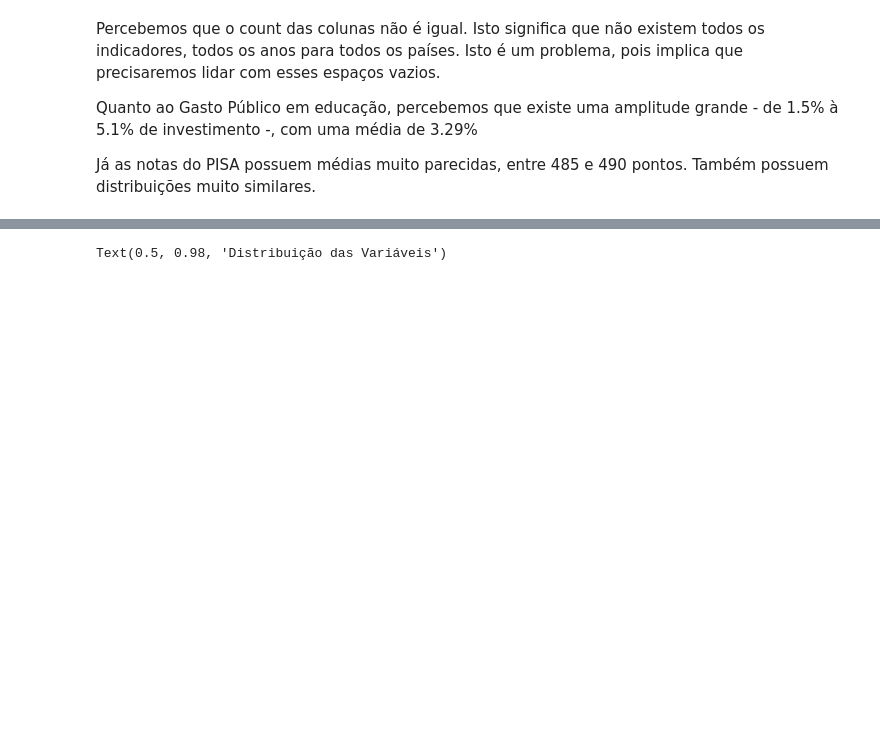
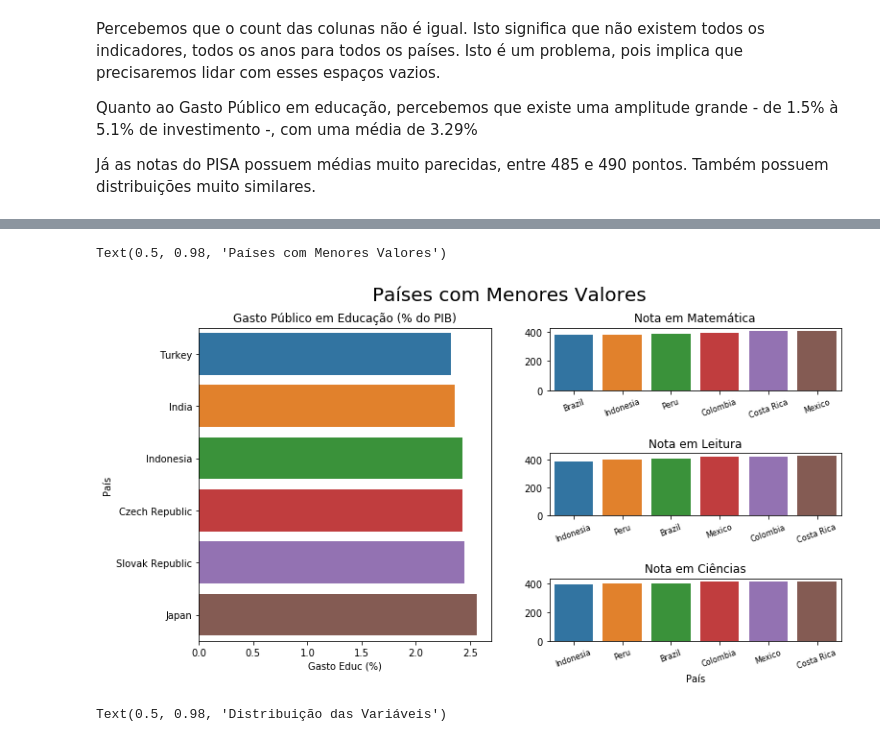
Before and after one commit to kojabawa/exploratory_data_analysis, a Jupyter notebook: EDA/Trabalho Asla.ipynb, the cells around one changed output, grey strips where cells are left out. Drawn from its saved outputs; the diff is of its cells as text; code cells hidden in the pictures; blank space fills up the shorter version.

```diff
--- a/EDA/Trabalho Asla.ipynb
+++ b/EDA/Trabalho Asla.ipynb
@@ -176,3 +220,47 @@ Já as notas do PISA possuem médias muito parecidas, entre 485 e 490 pontos. Ta
+# %%
+base_group_country = base_group.groupby(['País','country']).mean().reset_index()
+
+#Vamos visualizar as distribuições dessas colunas.
+fig = plt.figure(figsize=(12,6))
+
+#Gerando um espaço de imagem do matplotlib
+gs = gridspec.GridSpec(3, 2, wspace=0.2, hspace=1,figure=fig)
+
+#Criando os sub-espaços (1 maior, e 3 menores)
+#No código abaixo estamos forçando os gráficos do PISA a terem todos os mesmo eixo X.
+ax0 = fig.add_subplot(gs[0, 1])
+plt.xticks(rotation=20,fontsize=8)
+plt.title('Nota em Matemática')
+
+ax1 = fig.add_subplot(gs[1, 1])
+plt.xticks(rotation=20,fontsize=8)
+plt.title('Nota em Leitura')
+
+ax2 = fig.add_subplot(gs[2, 1])
+plt.xticks(rotation=20,fontsize=8)
+plt.title('Nota em Ciências')
+
+ax3 = fig.add_subplot(gs[:, 0])
+plt.yticks([])
+plt.xticks([x/100 for x in range(0,700,50)])
+plt.title('Gasto Público em Educação (% do PIB)')
+
+ax0.axes.get_xaxis().get_label().set_visible(False)
+ax1.axes.get_xaxis().get_label().set_visible(False)
+ax0.axes.get_yaxis().get_label().set_visible(False)
+ax1.axes.get_yaxis().get_label().set_visible(False)
+ax2.axes.get_yaxis().get_label().set_visible(False)
+
+#Plotando os gráficos de distribuição.
+sns.barplot(data=base_group_country.sort_values('Gasto Educ (%)',ascending=True)[:6],x='Gasto Educ (%)',y='País',ci=0,ax=ax3)
+sns.barplot(data=base_group_country.sort_values('Nota Matemática',ascending=True)[:6],y='Nota Matemática',x='País',ax=ax0)
+sns.barplot(data=base_group_country.sort_values('Nota Leitura',ascending=True)[:6],y='Nota Leitura',x='País',ax=ax1)
+sns.barplot(data=base_group_country.sort_values('Nota Ciências',ascending=True)[:6],y='Nota Ciências',x='País',ax=ax2)
+
+fig.suptitle('Países com Menores Valores',fontsize=20)
+# %% [output]
+Text(0.5, 0.98, 'Países com Menores Valores')
+[figure, added]
 # %%
 #Vamos visualizar as distribuições dessas colunas.
 fig = plt.figure(figsize=(12,6))
```
Also changed, not shown: parts of 1 cell of this notebook.
